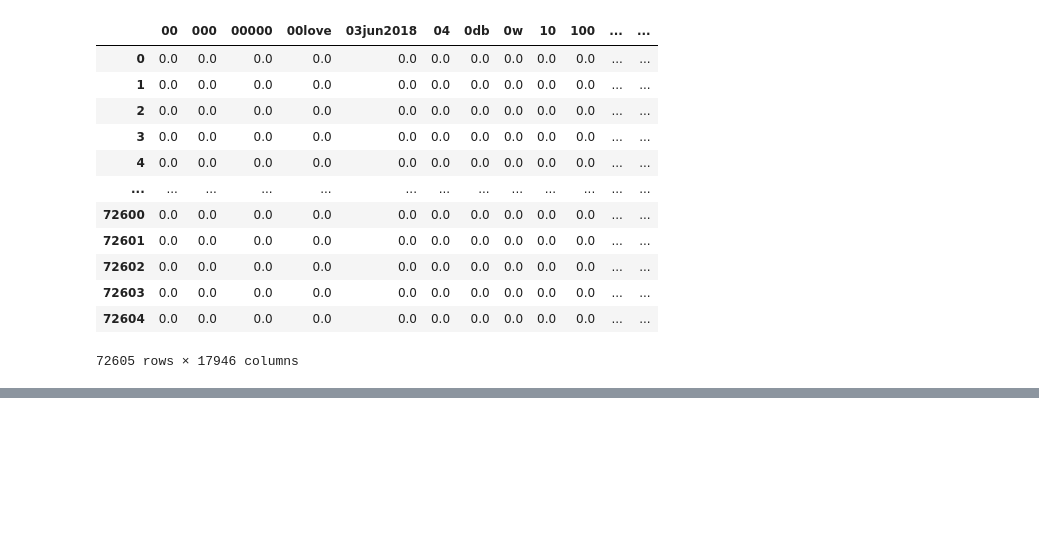
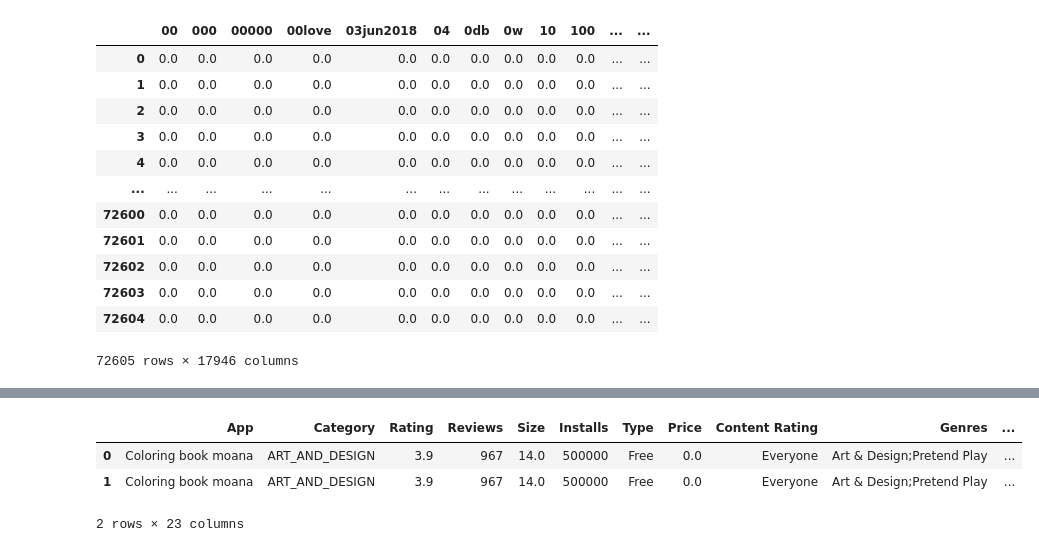
Before and after one commit to hixmatiar/google_play_store_analysis, a Jupyter notebook: main.ipynb, the cells around one changed output, grey strips where cells are left out. Drawn from its saved outputs; the diff is of its cells as text; code cells hidden in the pictures; blank space fills up the shorter version.

```diff
--- a/main.ipynb
+++ b/main.ipynb
@@ -483,0 +495,18 @@ from gen
+# %%
+# a = (data['Rating'] - mean_rating) / (data['Rating'].std())
+# print(a.describe())
+
+from sklearn.preprocessing import MinMaxScaler, RobustScaler
+# scaler = MinMaxScaler()
+# b = scaler.fit_transform(data[['Rating']])
+# print(b.mean())
+
+rscaler = RobustScaler()
+data['Normalization'] = rscaler.fit_transform(data[['Rating']])
+data['Normalization']
+data.head(2)
+# %% [output]
+|  | App | Category | Rating | Reviews | Size | Installs | Type | Price | Content Rating | Genres | ... |
+| 0 | Coloring book moana | ART_AND_DESIGN | 3.9 | 967 | 14.0 | 500000 | Free | 0.0 | Everyone | Art & Design;Pretend Play | ... |
+| 1 | Coloring book moana | ART_AND_DESIGN | 3.9 | 967 | 14.0 | 500000 | Free | 0.0 | Everyone | Art & Design;Pretend Play | ... |
+2 rows × 23 columns
```
Also changed, not shown: parts of 9 cells of this notebook.
